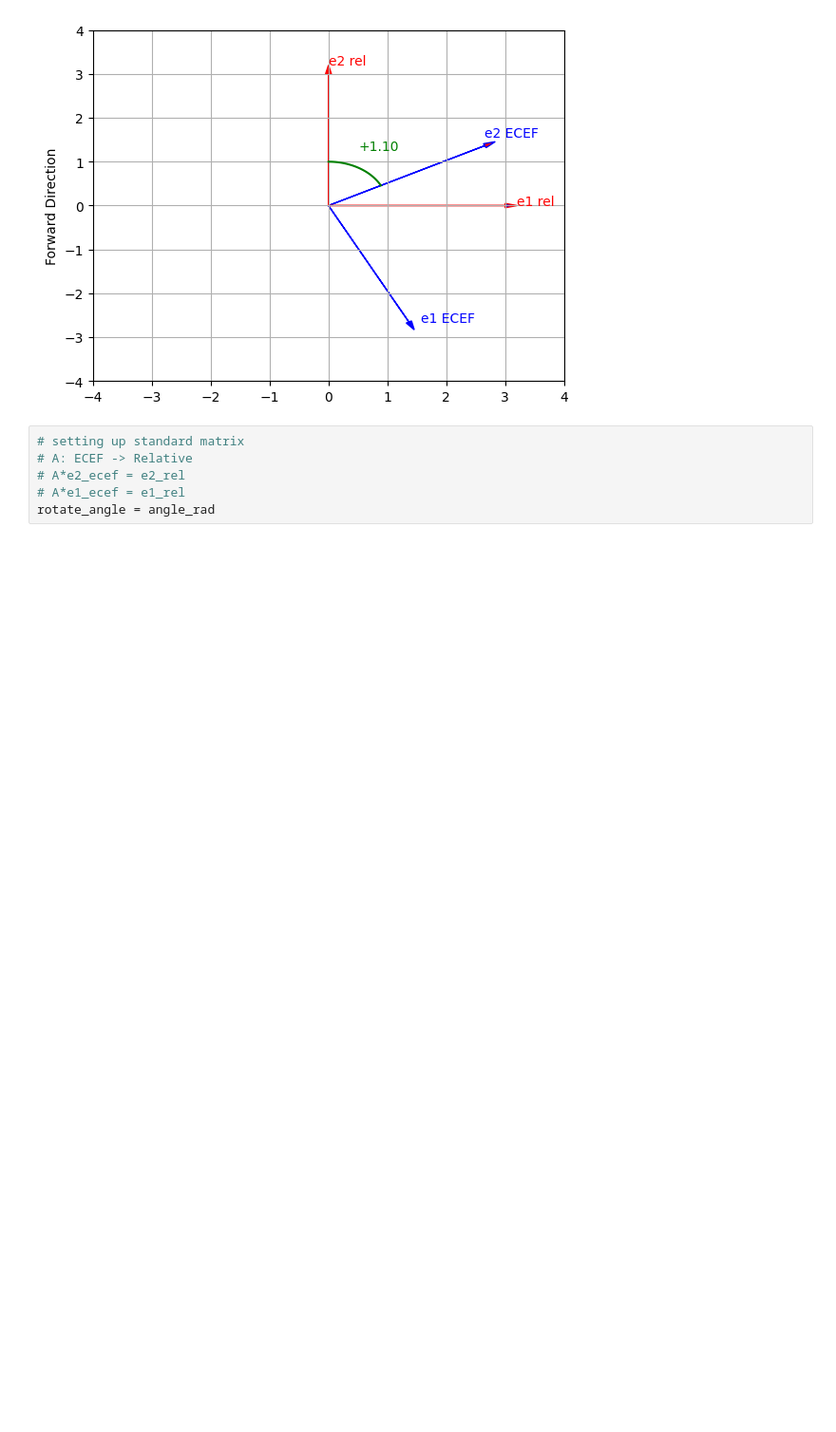
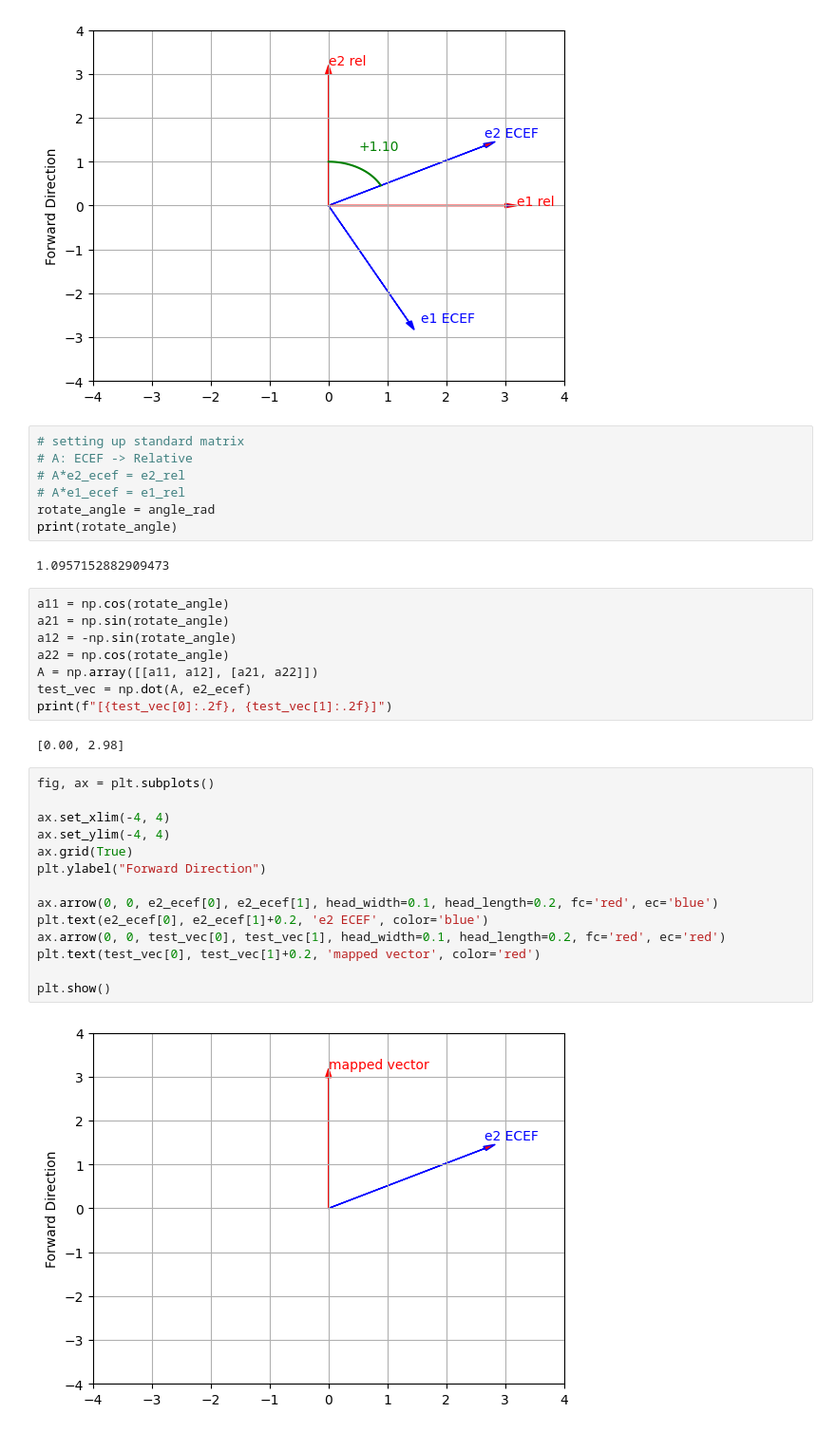
Before and after one commit to thiennguyenba06/CarolinaRedroot, a Jupyter notebook: box_coor-mapping.ipynb, the cells around one changed output. Shown at 95% size. Saved outputs shown, nothing was run; the diff lists cells and outputs as text; blank space fills up the shorter version.

```diff
--- a/box_coor-mapping.ipynb
+++ b/box_coor-mapping.ipynb
@@ -147,3 +147,32 @@ plt.show()
 # A*e2_ecef = e2_rel
 # A*e1_ecef = e1_rel
 rotate_angle = angle_rad
+print(rotate_angle)
+# %% [output]
+1.0957152882909473
+# %%
+a11 = np.cos(rotate_angle)
+a21 = np.sin(rotate_angle)
+a12 = -np.sin(rotate_angle)
+a22 = np.cos(rotate_angle)
+A = np.array([[a11, a12], [a21, a22]])
+test_vec = np.dot(A, e2_ecef)
+print(f"[{test_vec[0]:.2f}, {test_vec[1]:.2f}]")
+# %% [output]
+[0.00, 2.98]
+# %%
+fig, ax = plt.subplots()
+
+ax.set_xlim(-4, 4)
+ax.set_ylim(-4, 4)
+ax.grid(True)
+plt.ylabel("Forward Direction")
+
+ax.arrow(0, 0, e2_ecef[0], e2_ecef[1], head_width=0.1, head_length=0.2, fc='red', ec='blue')
+plt.text(e2_ecef[0], e2_ecef[1]+0.2, 'e2 ECEF', color='blue')
+ax.arrow(0, 0, test_vec[0], test_vec[1], head_width=0.1, head_length=0.2, fc='red', ec='red')
+plt.text(test_vec[0], test_vec[1]+0.2, 'mapped vector', color='red')
+
+plt.show()
+# %% [output]
+[figure, added]
```
Also changed, not shown: 6 other files.
